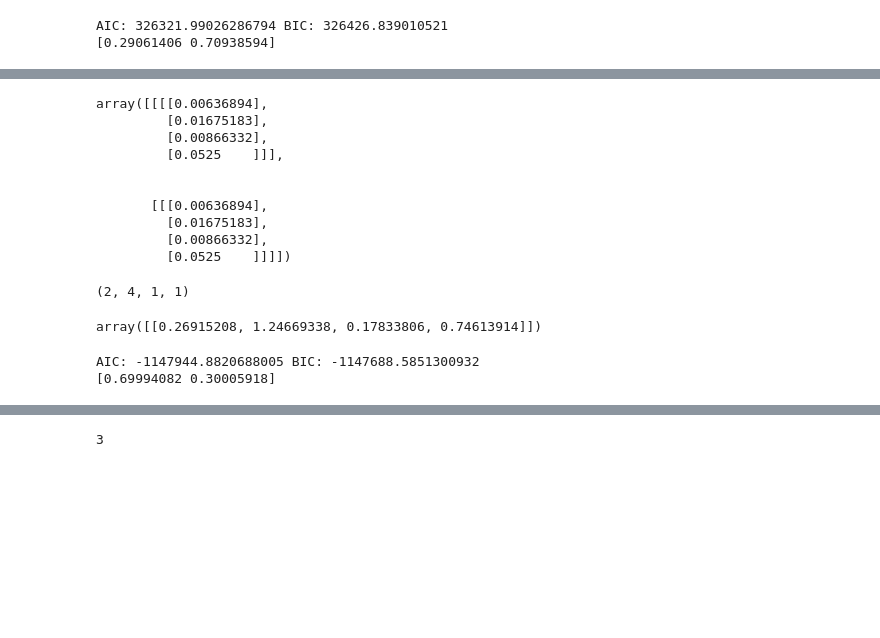
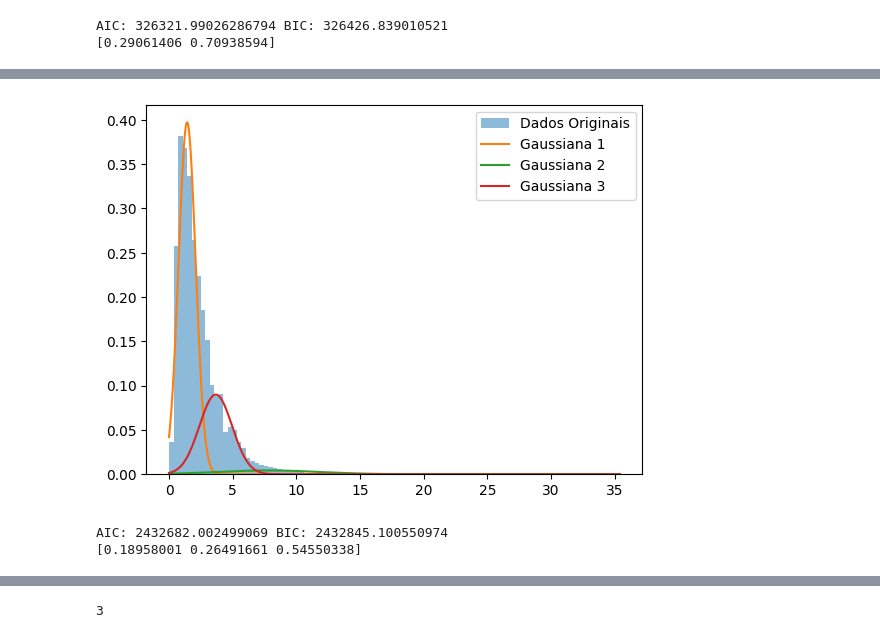
Before and after one commit to RL2-SP3/LISSA, a Jupyter notebook: examples/analise_modelos_hmm.ipynb, the cells around one changed output, grey strips where cells are left out. Saved outputs shown, nothing was run; the diff lists cells and outputs as text; code cells hidden in the pictures; blank space fills up the shorter version.

```diff
--- a/examples/analise_modelos_hmm.ipynb
+++ b/examples/analise_modelos_hmm.ipynb
@@ -90,50 +90,31 @@ li.GaussianMixturePlot(model,data)
-# %%
-np.array([[model.covariances_.reshape(1,4).T],[model.covariances_.reshape(1,4).T]])
-# %% [output]
-array([[[[0.00636894],
-         [0.01675183],
-         [0.00866332],
-         [0.0525    ]]],
-
-
-       [[[0.00636894],
-         [0.01675183],
-         [0.00866332],
-         [0.0525    ]]]])
-# %%
-shape
-# %% [output]
-(2, 4, 1, 1)
-# %%
-model.means_.T
-# %% [output]
-array([[0.26915208, 1.24669338, 0.17833806, 0.74613914]])
-# %%
-modelVib = hmm.GMMHMM(
-    n_components=2,
-    n_mix= 4,
-    random_state=mainSeed,
-    covariance_type="full",
-    init_params="t"
-    )
-
-
-# Definindo manualmente médias e covariâncias
-modelVib.means_ =  np.array([model.means_.reshape(1,4).T,model.means_.reshape(1,4).T])
-modelVib.covars_ = np.array([model.covariances_,model.covariances_])
-modelVib.weights_ = np.array([
-    [0.49, 0.01,0.49,0.01],
-    [0.01,0.49,0.01,0.49]
-])
-
-modelVib = li.HMMTrainer(X_train["VibMod"],trainLength,modelVib)
-
-li.PostProcessing(modelVib, PCAData, modelData,"VibMod", "State Mod", totalLength)
-print(modelVib.get_stationary_distribution())
-PCAData["State Mod"] = PCAData["State Mod"].map(li.StateConversion(modelVib.get_stationary_distribution(),2))
-# %% [output]
-AIC: -1147944.8820688005 BIC: -1147688.5851300932
-[0.69994082 0.30005918]
+# %%
+n = 3
+data = PCAData["Radius"]
+
+model = li.GMMFit(data,n)
+li.GaussianMixturePlot(model,data)
+
+modelRadius = hmm.GaussianHMM(
+    n_components=n,
+    random_state=mainSeed,
+    covariance_type="full",
+    init_params="t",
+    algorithm="map"
+    )
+
+modelRadius.means_ = model.means_
+modelRadius.covars__ = model.covariances_
+
+
+modelRadius = li.HMMTrainer(X_train["Radius"],trainLength,modelRadius)
+
+li.PostProcessing(modelRadius, PCAData, modelData,"Radius", "State Radius", totalLength)
+print(modelRadius.get_stationary_distribution())
+PCAData["State Radius"] = PCAData["State Radius"].map(li.StateConversion(modelRadius.get_stationary_distribution(),n))
+# %% [output]
+[figure, added]
+AIC: 2432682.002499069 BIC: 2432845.100550974
+[0.18958001 0.26491661 0.54550338]
 # %%
 vibeHeader = ["ESP Vibration X","ESP Vibration Y"]
 esotericHeader = ['Water Cut @ 20degC - 1 atm', 'Choke Opening']
```
Also changed, not shown: parts of 10 cells of this notebook, 1 other file.
